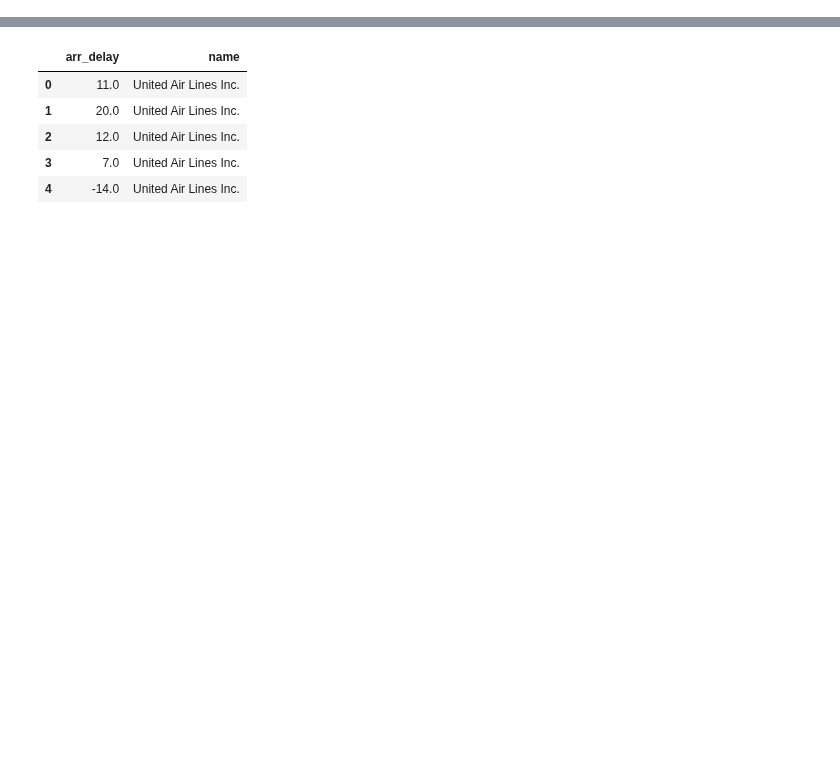
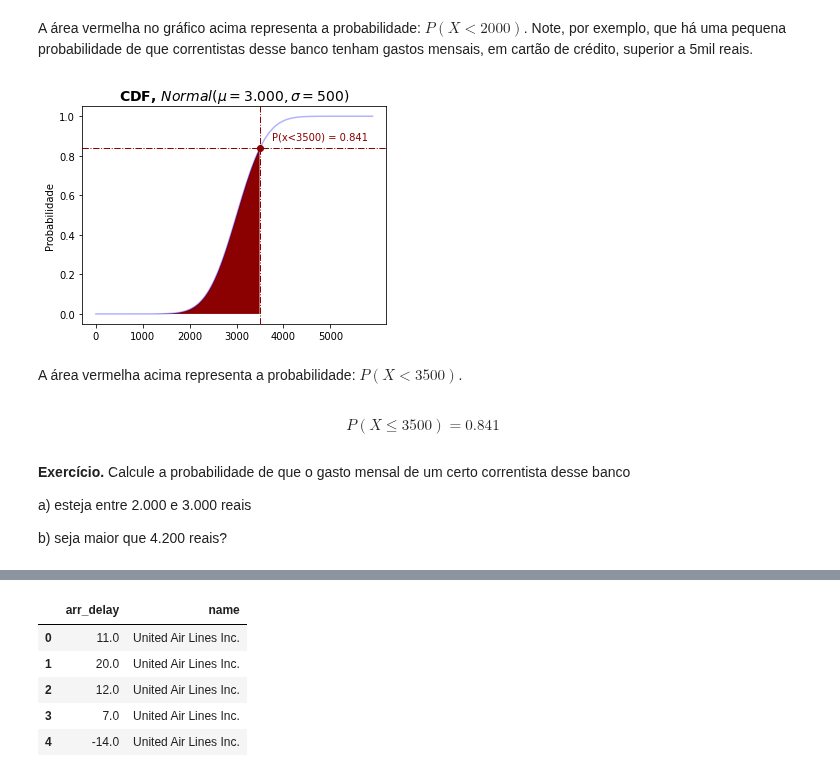
Before and after one commit to Rogerio-mack/Ciencia-de-Dados-e-Aprendizado-de-Maquina, a Jupyter notebook: ACD_T3_Testes_de_Hipoteses.ipynb, the cells around one changed output, grey strips where cells are left out. Saved outputs shown, nothing was run; the diff lists cells and outputs as text; code cells hidden in the pictures; blank space fills up the shorter version.

```diff
--- a/ACD_T3_Testes_de_Hipoteses.ipynb
+++ b/ACD_T3_Testes_de_Hipoteses.ipynb
@@ -379,0 +239,46 @@ Vamos ver aqui um conjunto de dados sobre vôos e tempos de atraso ou antecipaç
+# %% [markdown]
+A área vermelha no gráfico acima representa a probabilidade: $P(X<2000)$. Note, por exemplo, que há uma pequena probabilidade de que correntistas desse banco tenham gastos mensais, em cartão de crédito, superior a 5mil reais.
+# %%
+#Função acumulada de probabilidade
+
+from scipy.stats import norm
+
+xi=np.arange(0,6000,100)
+mu= 3000
+sigma=500
+
+prob = norm.cdf(xi, mu, sigma)
+
+fig = plt.figure(figsize=(12,4))
+
+plt.subplot(1, 2, 1)
+plt.plot(xi,prob,color='blue',linewidth=1.5, alpha=0.3)
+plt.fill_between(np.arange(0,3500,10), norm.cdf(np.arange(0,3500,10), mu, sigma), facecolor='darkred')
+plt.ylabel('Probabilidade')
+plt.title('CDF, $Normal(\mu=3.000, \sigma= 500)$', fontsize=14, weight='bold')
+plt.xticks(np.arange(0,6000,1000))
+
+plt.axvline(3500,linewidth=1,linestyle='-.',color='darkred')
+plt.axhline(norm.cdf(3500,mu, sigma), linewidth=1,linestyle='-.',color='darkred')
+plt.plot(3500,norm.cdf(3500,mu, sigma),'o',color='darkred')
+plt.text(3750, 0.88, f'P(x<3500) = { norm.cdf(3500,mu, sigma) :.3f}', fontsize=10,color='darkred')
+
+
+plt.show()
+# %% [output]
+[figure, added]
+# %% [markdown]
+A área vermelha acima representa a probabilidade: $P(X<3500)$.
+# %%
+from IPython.display import display, Math, Latex
+p = norm.cdf(3500, mu, sigma)
+
+Math('P(X \le 3500) = ' +  f'{p :.3f}')
+# %% [output]
+$$P(X \le 3500) = 0.841$$
+# %% [markdown]
+**Exercício.** Calcule a probabilidade de que o gasto mensal de um certo correntista desse banco
+
+a) esteja entre 2.000 e 3.000 reais
+
+b) seja maior que 4.200 reais?
```
Also changed, not shown: parts of 163 cells of this notebook, 1 other file.
